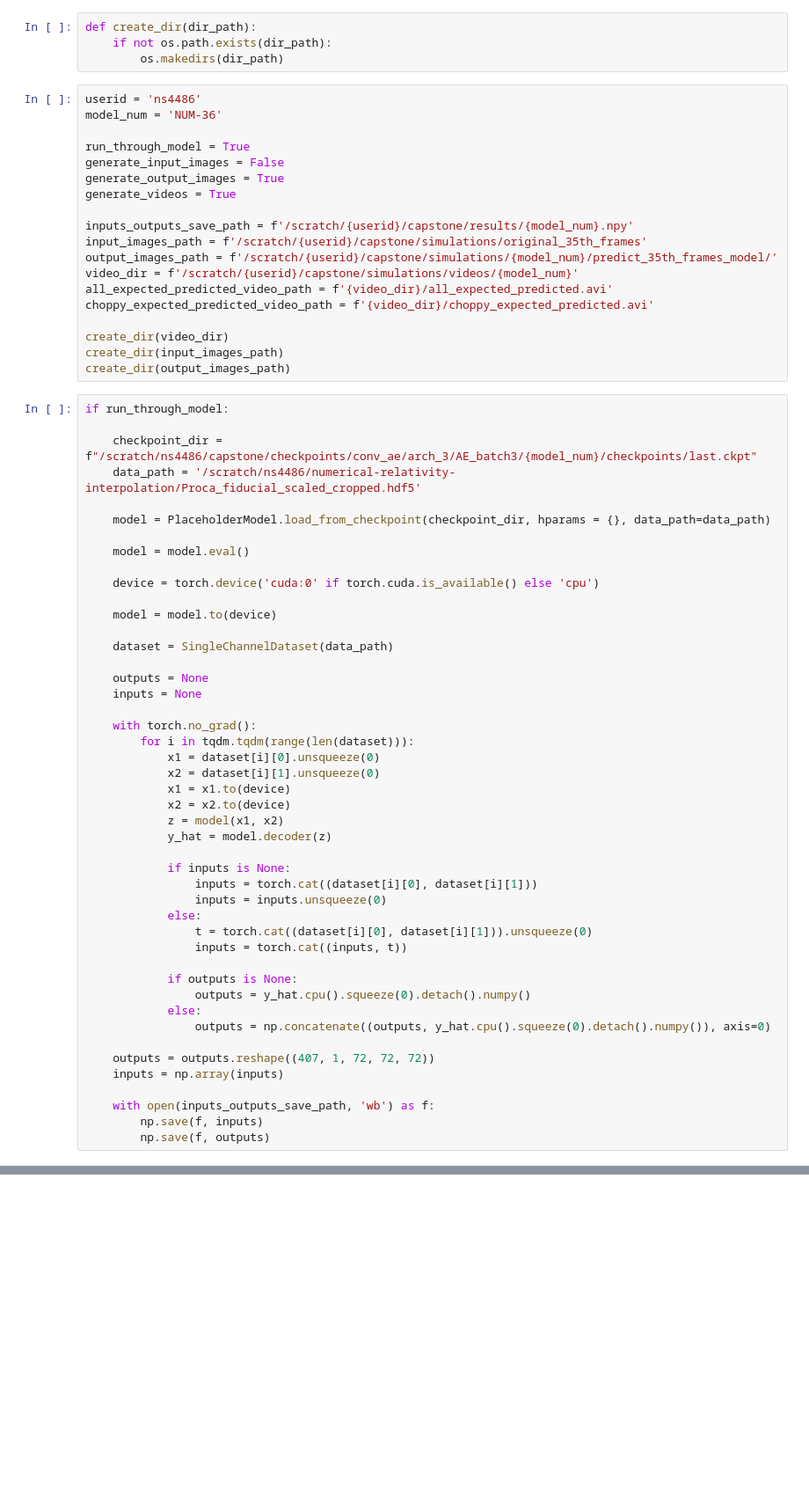
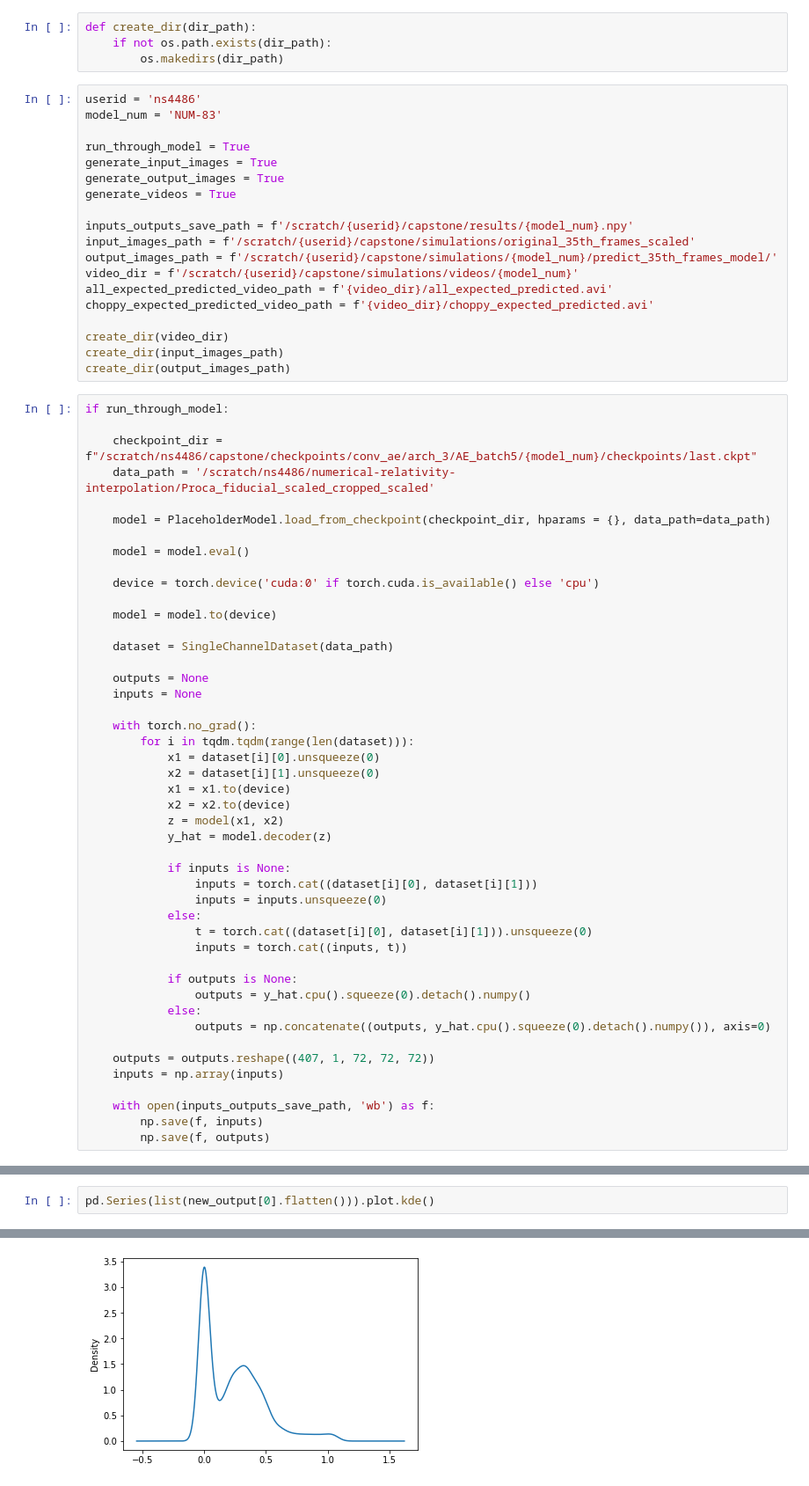
Before and after one commit to nyu-ds-2019/numerical-relativity-interpolation, a Jupyter notebook: dev/2d_video_generator/video_generator-Copy1.ipynb, the cells around one changed output, grey strips where cells are left out. Shown at 88% size. Cells and saved outputs as stored; diff of their text form; blank space fills up the shorter version.

Commit message:
conv ae experiemnts

```diff
--- a/dev/2d_video_generator/video_generator-Copy1.ipynb
+++ b/dev/2d_video_generator/video_generator-Copy1.ipynb
@@ -30,15 +30,15 @@ def create_dir(dir_path):
         os.makedirs(dir_path)
 # %%
 userid = 'ns4486'
-model_num = 'NUM-36'
+model_num = 'NUM-83'
 
 run_through_model = True
-generate_input_images = False
+generate_input_images = True
 generate_output_images = True
 generate_videos = True
 
 inputs_outputs_save_path = f'/scratch/{userid}/capstone/results/{model_num}.npy'
-input_images_path = f'/scratch/{userid}/capstone/simulations/original_35th_frames'
+input_images_path = f'/scratch/{userid}/capstone/simulations/original_35th_frames_scaled'
 output_images_path = f'/scratch/{userid}/capstone/simulations/{model_num}/predict_35th_frames_model/'
 video_dir = f'/scratch/{userid}/capstone/simulations/videos/{model_num}'
 all_expected_predicted_video_path = f'{video_dir}/all_expected_predicted.avi'
@@ -50,8 +50,8 @@ create_dir(output_images_path)
 # %%
 if run_through_model:
 
-    checkpoint_dir = f"/scratch/ns4486/capstone/checkpoints/conv_ae/arch_3/AE_batch3/{model_num}/checkpoints/last.ckpt"
-    data_path = '/scratch/ns4486/numerical-relativity-interpolation/Proca_fiducial_scaled_cropped.hdf5'
+    checkpoint_dir = f"/scratch/ns4486/capstone/checkpoints/conv_ae/arch_3/AE_batch5/{model_num}/checkpoints/last.ckpt"
+    data_path = '/scratch/ns4486/numerical-relativity-interpolation/Proca_fiducial_scaled_cropped_scaled'
 
     model = PlaceholderModel.load_from_checkpoint(checkpoint_dir, hparams = {}, data_path=data_path)
 
@@ -150,0 +168,3 @@ if generate_input_images:
+# %%
+pd.Series(list(new_output[0].flatten())).plot.kde()
+# %% [output]
@@ -150,0 +172 @@ if generate_input_images:
+[figure, added]
```
Also changed, not shown: parts of 9 cells of this notebook, 5 other files.
